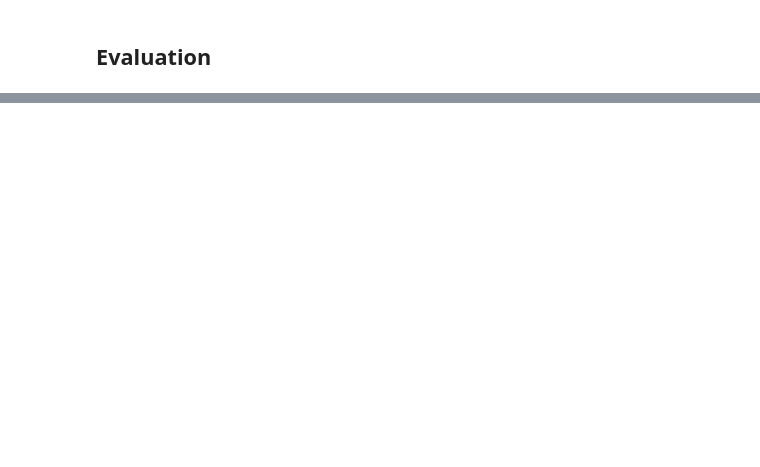
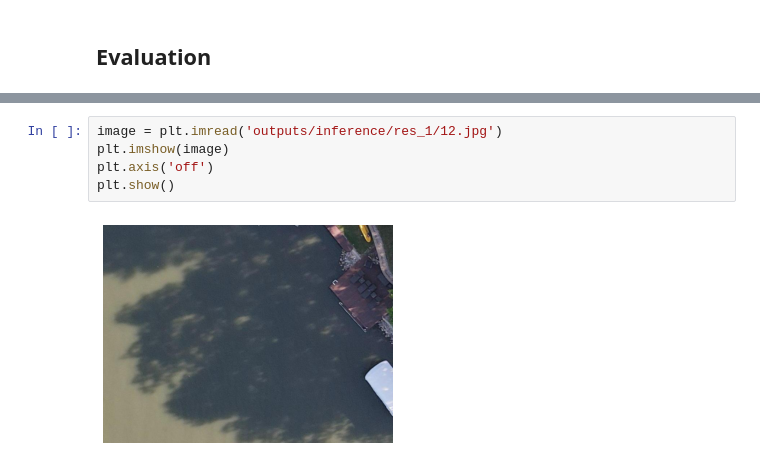
Before and after one commit to GitarthVaishnav/FasterRCNN42028, a Jupyter notebook: notebook_examples/custom_faster_rcnn_training_colab.ipynb, the cells around one changed output, grey strips where cells are left out. Drawn from its saved outputs; the diff is of its cells as text; blank space fills up the shorter version.

```diff
--- a/notebook_examples/custom_faster_rcnn_training_colab.ipynb
+++ b/notebook_examples/custom_faster_rcnn_training_colab.ipynb
@@ -156,0 +168,7 @@ for i in range(2):
+# %%
+image = plt.imread('outputs/inference/res_1/12.jpg')
+plt.imshow(image)
+plt.axis('off')
+plt.show()
+# %% [output]
+[figure, added]
```
Also changed, not shown: parts of 14 cells of this notebook.
